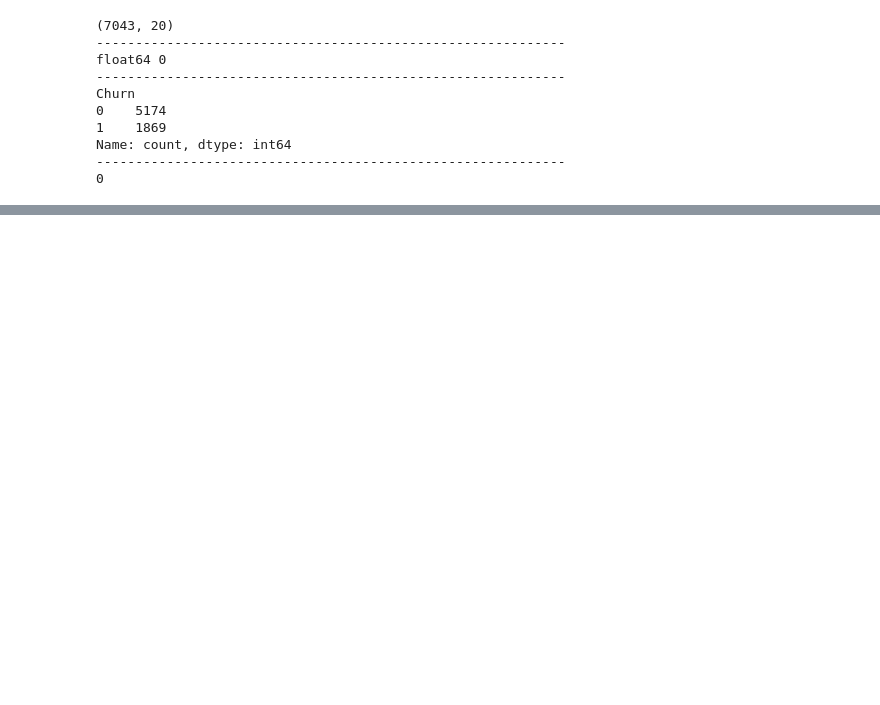
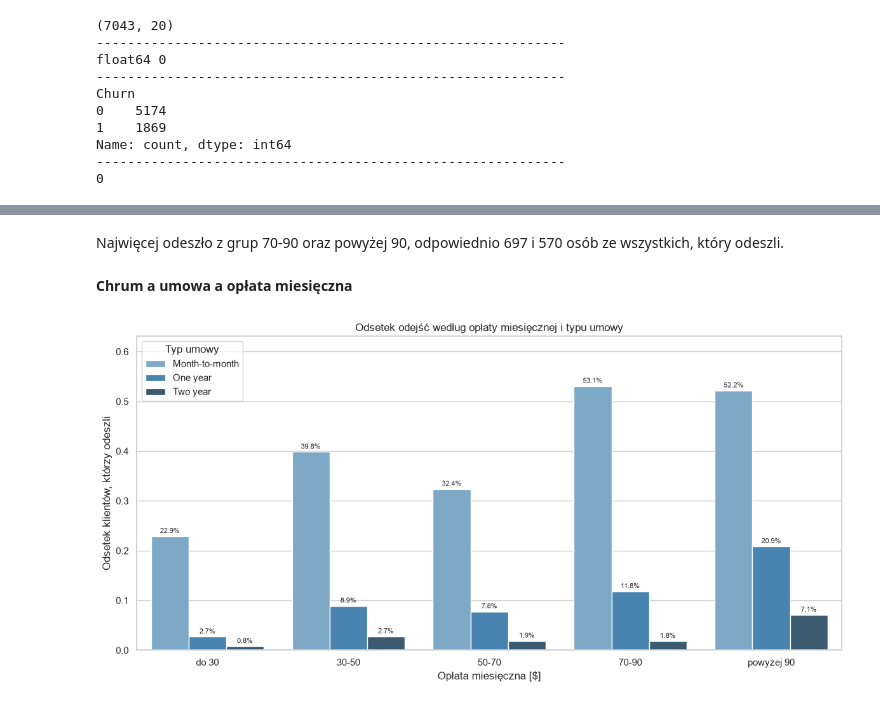
Before and after one commit to sylwiamarlenga-netizen/project-telco-churn, a Jupyter notebook: notebooks/01_eda.ipynb, the cells around one changed output, grey strips where cells are left out. Drawn from its saved outputs; the diff is of its cells as text; code cells hidden in the pictures; blank space fills up the shorter version.

```diff
--- a/notebooks/01_eda.ipynb
+++ b/notebooks/01_eda.ipynb
@@ -113,0 +221,46 @@ df.to_csv("../data/processed/telco_clean.csv", index=False)
+# %% [markdown]
+Najwięcej odeszło z grup 70-90 oraz powyżej 90, odpowiednio 697 i 570 osób ze wszystkich, który odeszli.
+# %% [markdown]
+**Chrum a umowa a opłata miesięczna**
+# %%
+charges_contract_stats = (
+    df.groupby(["charges_group", "Contract"], observed=True)["Churn"]
+    .agg(churn_rate="mean", n="size")
+    .reset_index()
+)
+
+fig, ax = plt.subplots(figsize=(12, 6))
+
+sns.barplot(
+    data=charges_contract_stats,
+    x="charges_group",
+    y="churn_rate",
+    hue="Contract",
+    hue_order=["Month-to-month", "One year", "Two year"],
+    palette="Blues_d",
+    ax=ax,
+)
+
+for p in ax.patches:
+    height = p.get_height()
+    if not pd.isna(height) and height > 0:
+        ax.annotate(
+            f"{height:.1%}",
+            (p.get_x() + p.get_width() / 2.0, height),
+            ha="center",
+            va="bottom",
+            fontsize=8,
+            xytext=(0, 2),
+            textcoords="offset points",
+        )
+
+ax.set_title("Odsetek odejść według opłaty miesięcznej i typu umowy")
+ax.set_xlabel("Opłata miesięczna [$]")
+ax.set_ylabel("Odsetek klientów, którzy odeszli")
+ax.set_ylim(0, charges_contract_stats["churn_rate"].max() + 0.1)
+ax.legend(title="Typ umowy")
+
+plt.tight_layout()
+plt.show()
+# %% [output]
+[figure, added]
```
Also changed, not shown: parts of 19 cells of this notebook, 1 other file.
